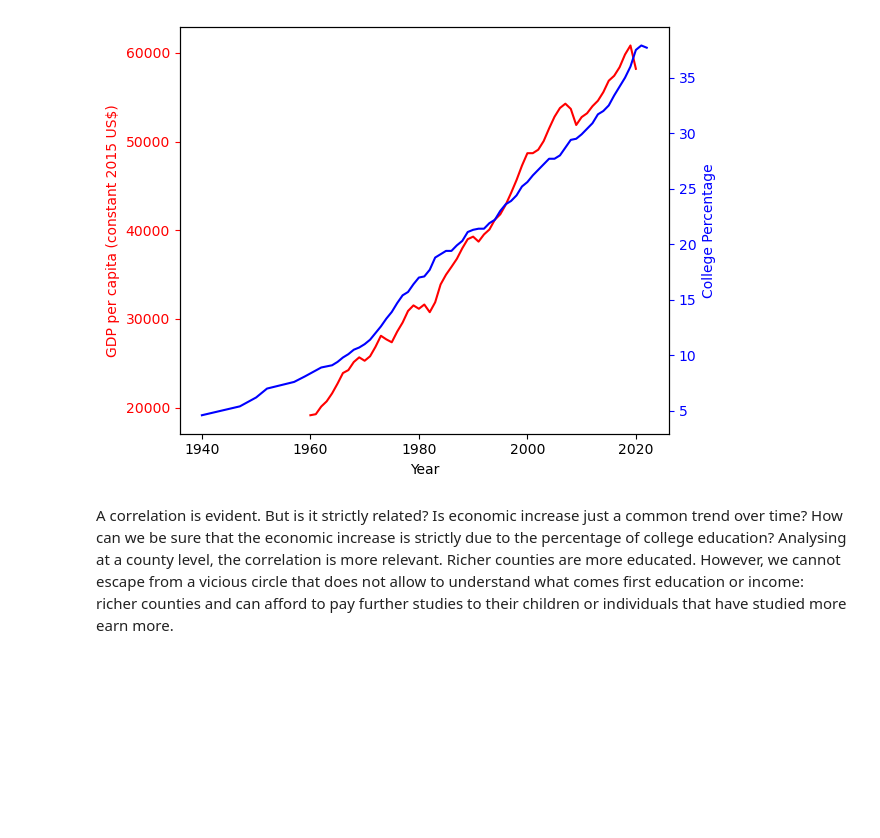
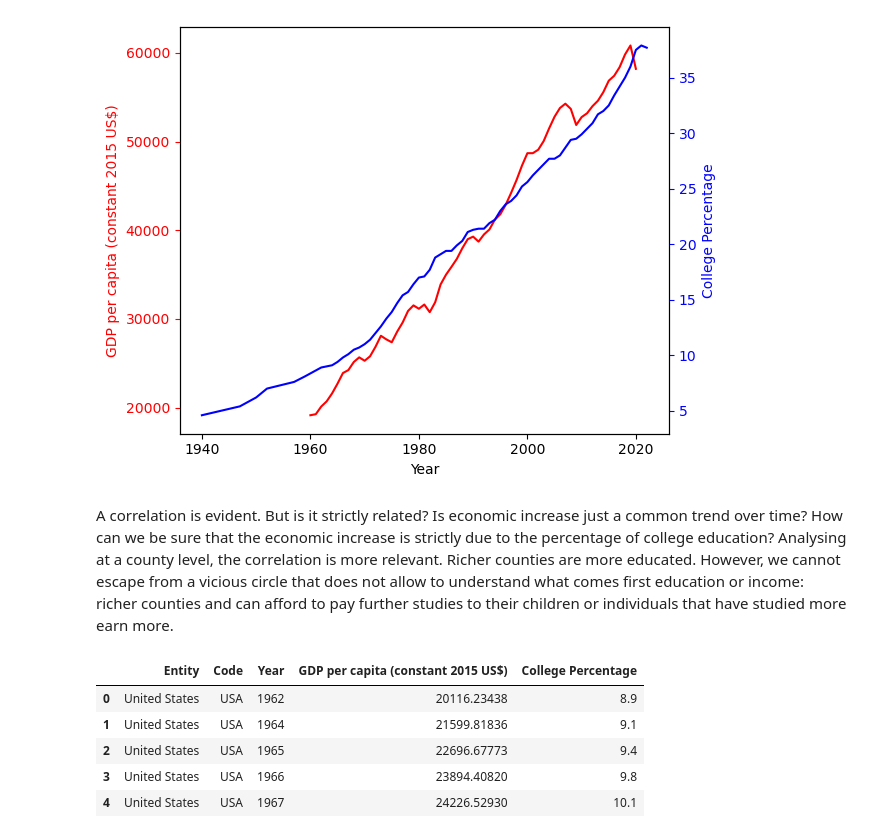
Before and after one commit to leomassoc/LSE-DS105L-Data-Detectives, a Jupyter notebook: notebooks/NB4 Working on the final dataframe.ipynb, the cells around one changed output. Cells and saved outputs as stored; diff of their text form; code cells hidden in the pictures; blank space fills up the shorter version.

```diff
--- a/notebooks/NB4 Working on the final dataframe.ipynb
+++ b/notebooks/NB4 Working on the final dataframe.ipynb
@@ -62,3 +62,14 @@ plt.show()
 # %% [markdown]
 A correlation is evident. But is it strictly related? Is economic increase just a common trend over time? How can we be sure that the economic increase is strictly due to the percentage of college education?
 Analysing at a county level, the correlation is more relevant. Richer counties are more educated. However, we cannot escape from a vicious circle that does not allow to understand what comes first education or income: richer counties and can afford to pay further studies to their children or individuals that have studied more earn more.
+# %%
+# Merge into a single dataframe called education_and_gdp_over_time
+education_and_gdp_over_time = pd.merge(gdp_us_time, college_percentage, on='Year')
+education_and_gdp_over_time.head()
+# %% [output]
+|  | Entity | Code | Year | GDP per capita (constant 2015 US$) | College Percentage |
+| 0 | United States | USA | 1962 | 20116.23438 | 8.9 |
+| 1 | United States | USA | 1964 | 21599.81836 | 9.1 |
+| 2 | United States | USA | 1965 | 22696.67773 | 9.4 |
+| 3 | United States | USA | 1966 | 23894.40820 | 9.8 |
+| 4 | United States | USA | 1967 | 24226.52930 | 10.1 |
```
Also changed, not shown: parts of 6 cells of this notebook, 2 other files.
